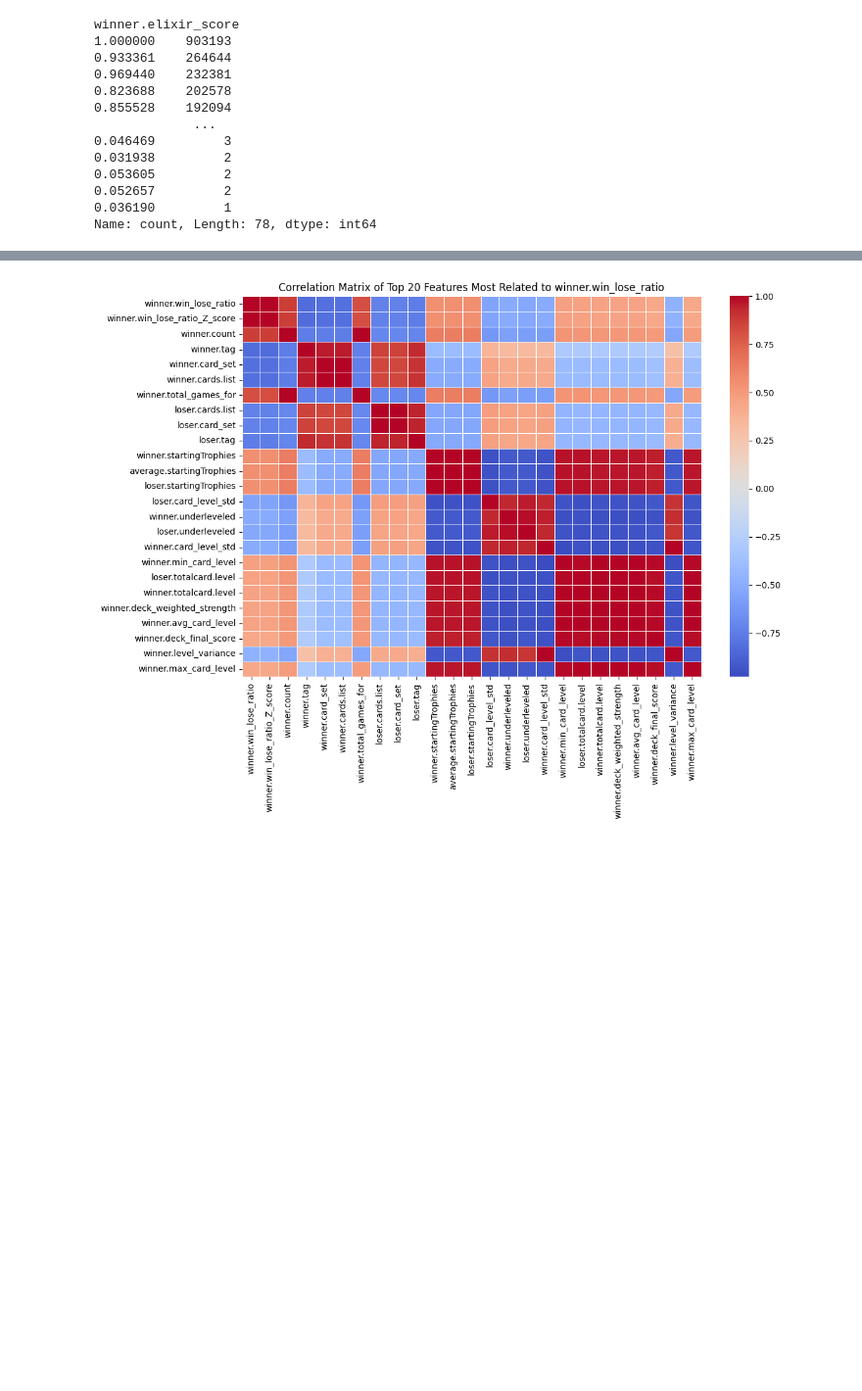
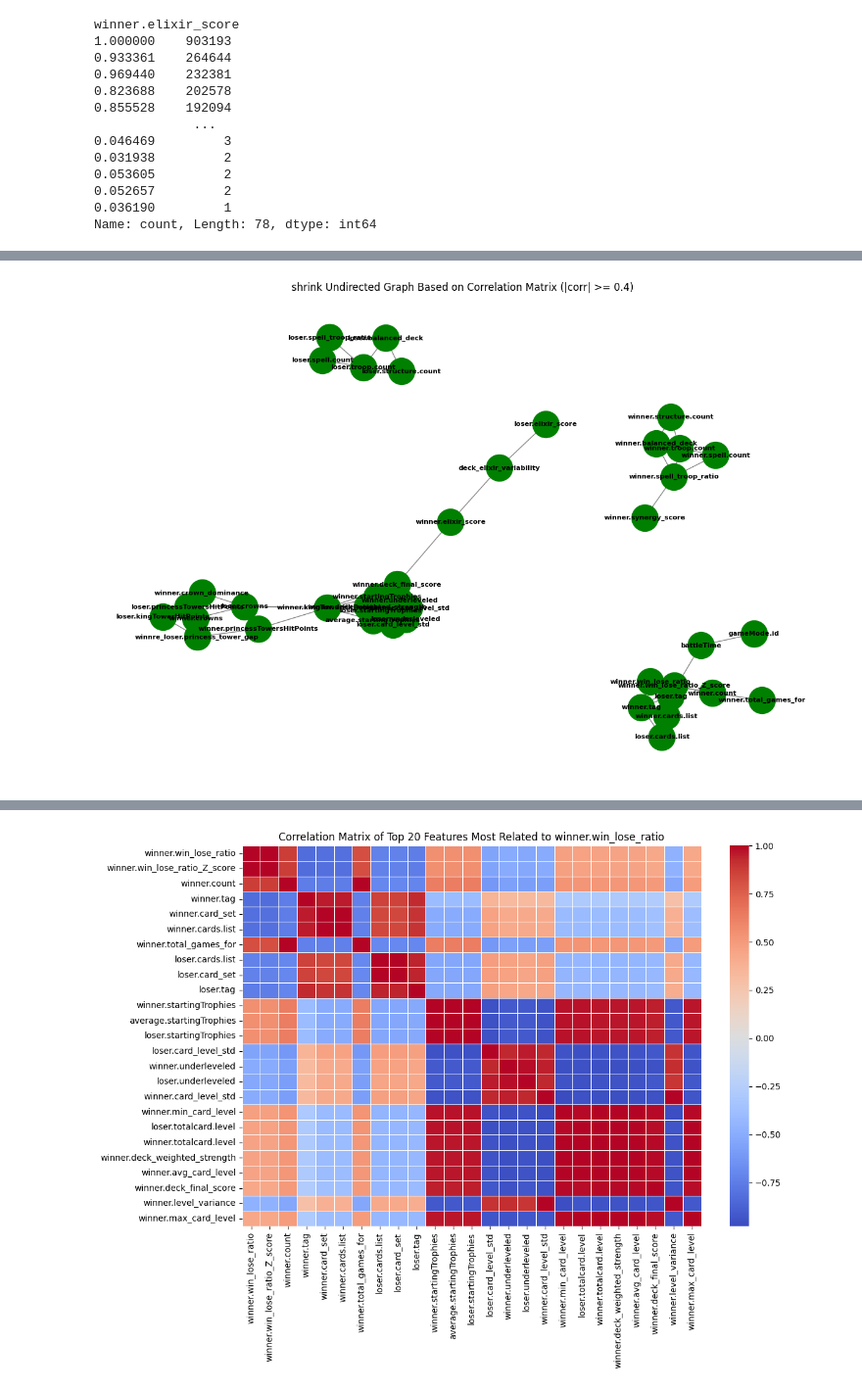
Before and after one commit to Av0cat0/Clash-Royale-Causal-analysis, a Jupyter notebook: yagel-visualizations.ipynb, the cells around one changed output, grey strips where cells are left out. Shown at 98% size. Saved outputs shown, nothing was run; the diff lists cells and outputs as text; code cells hidden in the pictures; blank space fills up the shorter version.

```diff
--- a/yagel-visualizations.ipynb
+++ b/yagel-visualizations.ipynb
@@ -287,0 +333,30 @@ for subgraph in nx.connected_components(G):
+# %%
+
+# Create an undirected graph
+shrink_G = nx.Graph()
+
+# Define correlation matrix (example)
+np.random.seed(42)
+
+# Add edges based on correlation threshold
+correlation_threshold = 0.4
+for i in range(len(shrinked_battles_df.columns)):
+    for j in range(i+1, len(shrinked_battles_df.columns)):
+        if abs(shrinked_battles_df.iloc[i, j]) >= correlation_threshold:
+            shrink_G.add_edge(shrinked_battles_df.columns[i], shrinked_battles_df.columns[j])
+
+# Adjust node size and font size
+node_size = 1000
+font_size = 8
+
+# Use spring layout for better spacing
+pos = nx.spring_layout(shrink_G, k=0.25)
+
+# Draw the undirected graph with adjusted node size and font size
+plt.figure(figsize=(12, 8))
+nx.draw(shrink_G, pos, with_labels=True, node_size=node_size, node_color="green",
+    font_size=font_size, font_weight="bold", edge_color="gray")
+plt.title("shrink Undirected Graph Based on Correlation Matrix (|corr| >= 0.4)")
+plt.show()
+# %% [output]
+[figure, added]
```
Also changed, not shown: parts of 7 cells of this notebook, 3 other files.
